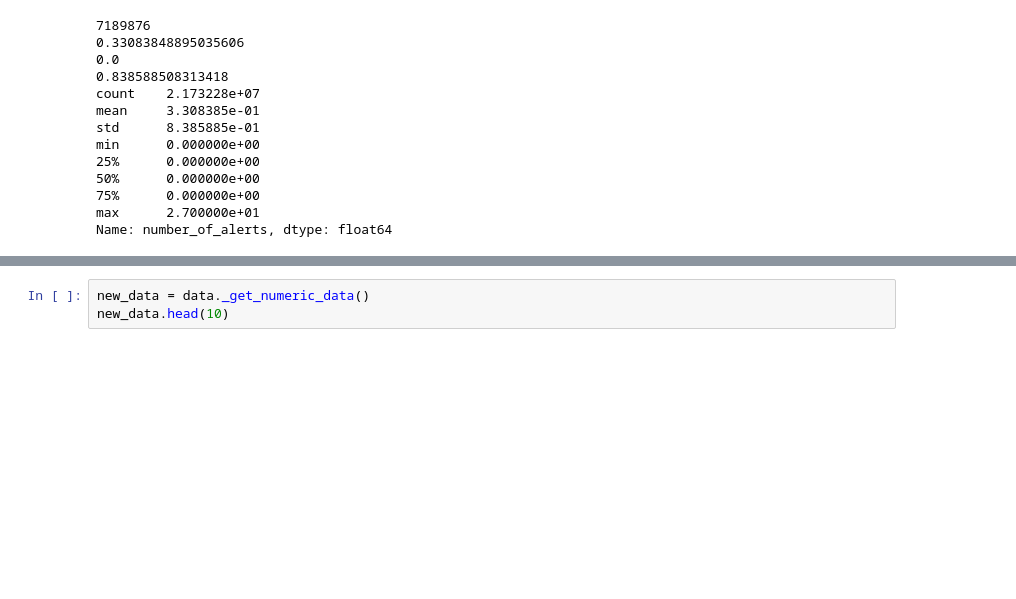
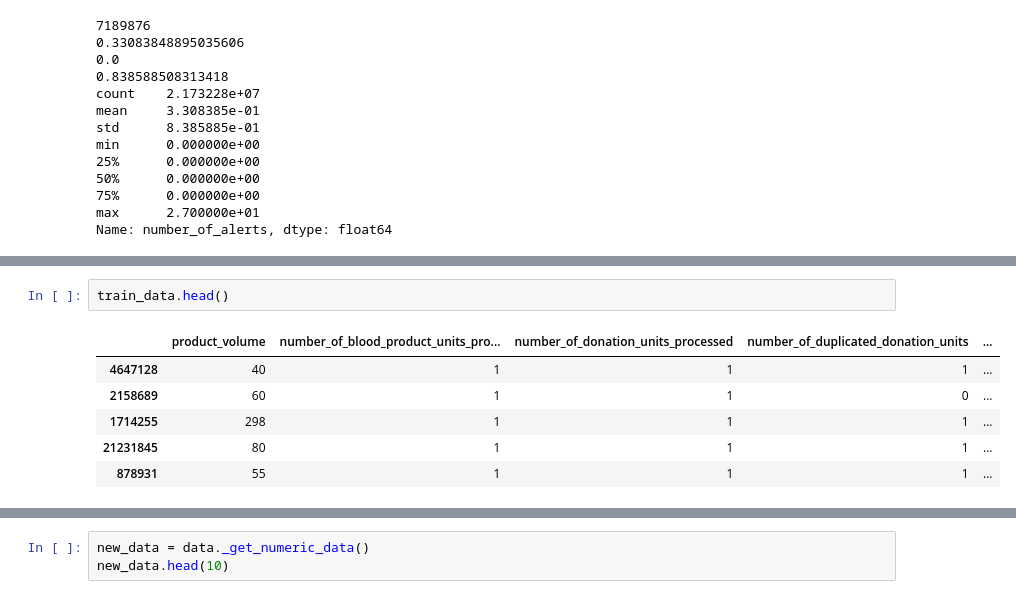
Before and after one commit to ErikPohle/CSCI-4308-TerumoBCT, a Jupyter notebook: notebooks/FinalDataNotebook.ipynb, the cells around one changed output, grey strips where cells are left out. Saved outputs shown, nothing was run; the diff lists cells and outputs as text; blank space fills up the shorter version.

```diff
--- a/notebooks/FinalDataNotebook.ipynb
+++ b/notebooks/FinalDataNotebook.ipynb
@@ -135 +154,10 @@ Accuracy = 0.6675285066405625
+# %%
+train_data.head()
+# %% [output]
+|  | product_volume | number_of_blood_product_units_pro... | number_of_donation_units_processed | number_of_duplicated_donation_units | ... |
+| 4647128 | 40 | 1 | 1 | 1 | ... |
+| 2158689 | 60 | 1 | 1 | 0 | ... |
+| 1714255 | 298 | 1 | 1 | 1 | ... |
+| 21231845 | 80 | 1 | 1 | 1 | ... |
+| 878931 | 55 | 1 | 1 | 1 | ... |
 # %%
```
Also changed, not shown: parts of 5 cells of this notebook, 3 other files.
